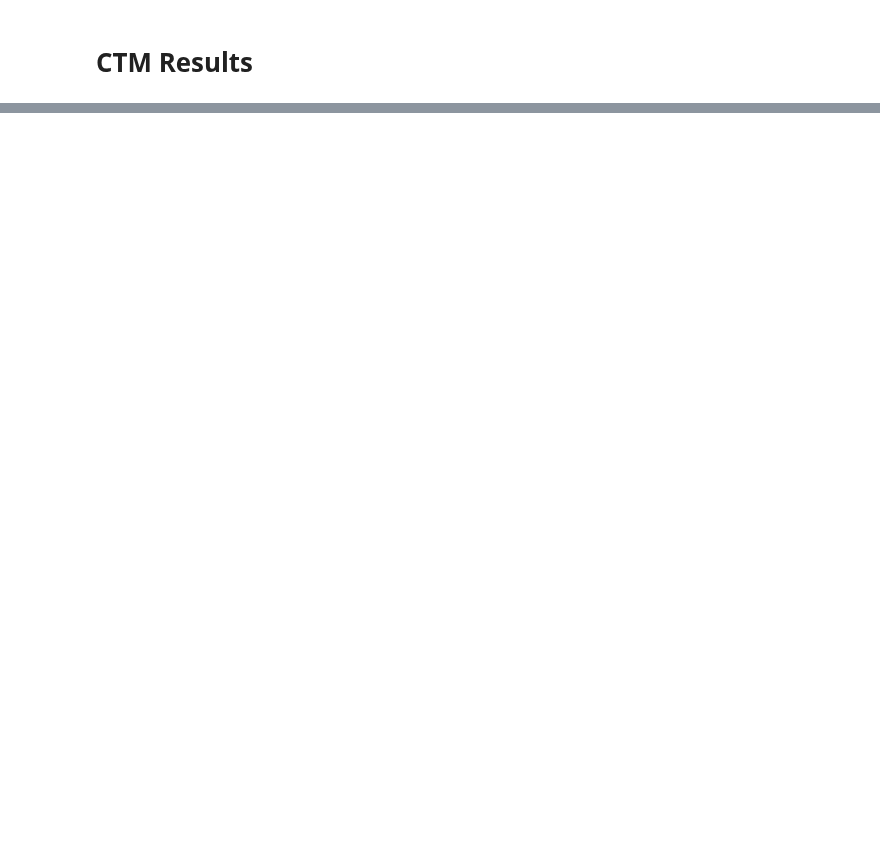
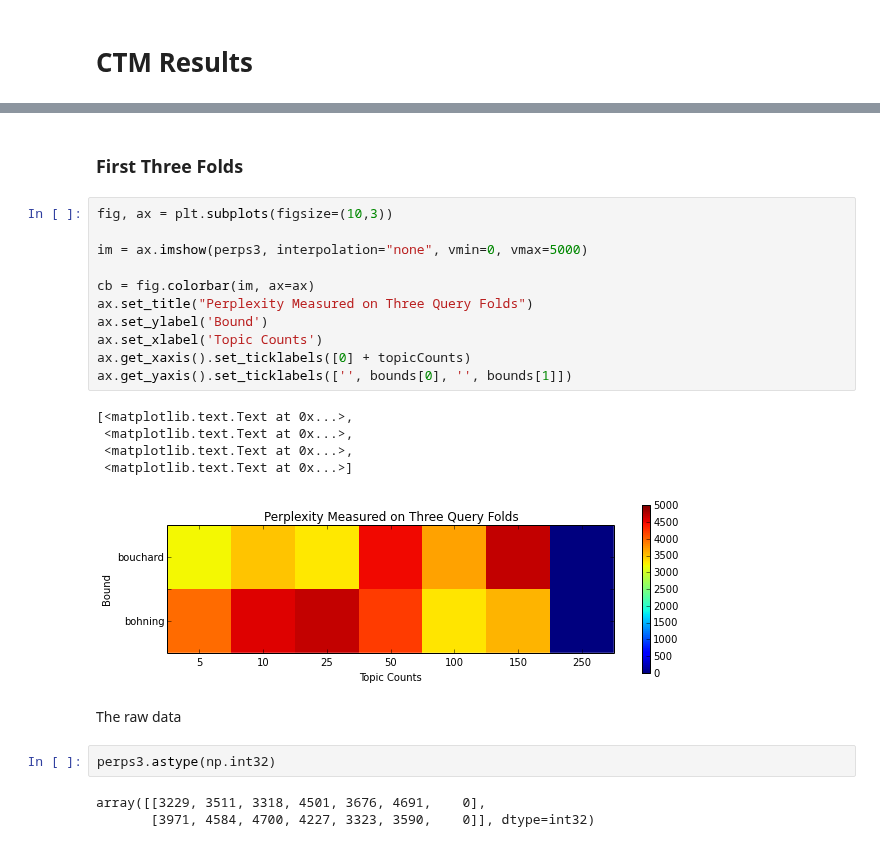
Before and after one commit to budgefeeney/sidetopics, a Jupyter notebook: src/notebooks/Perplexity Comparisons.ipynb, the cells around one changed output, grey strips where cells are left out. Cells and saved outputs as stored; diff of their text form; blank space fills up the shorter version.

```diff
--- a/src/notebooks/Perplexity Comparisons.ipynb
+++ b/src/notebooks/Perplexity Comparisons.ipynb
@@ -15,0 +263,26 @@ There are two bounds used throughout, the Bouchard bound and the Bohning bound.
+# %% [markdown]
+### First Three Folds
+# %%
+fig, ax = plt.subplots(figsize=(10,3))
+
+im = ax.imshow(perps3, interpolation="none", vmin=0, vmax=5000)
+
+cb = fig.colorbar(im, ax=ax)
+ax.set_title("Perplexity Measured on Three Query Folds")
+ax.set_ylabel('Bound')
+ax.set_xlabel('Topic Counts')
+ax.get_xaxis().set_ticklabels([0] + topicCounts)
+ax.get_yaxis().set_ticklabels(['', bounds[0], '', bounds[1]])
+# %% [output]
+[<matplotlib.text.Text at 0x...>,
+ <matplotlib.text.Text at 0x...>,
+ <matplotlib.text.Text at 0x...>,
+ <matplotlib.text.Text at 0x...>]
+[figure, added]
+# %% [markdown]
+The raw data
+# %%
+perps3.astype(np.int32)
+# %% [output]
+array([[3229, 3511, 3318, 4501, 3676, 4691,    0],
+       [3971, 4584, 4700, 4227, 3323, 3590,    0]], dtype=int32)
```
Also changed, not shown: parts of 24 cells of this notebook.
